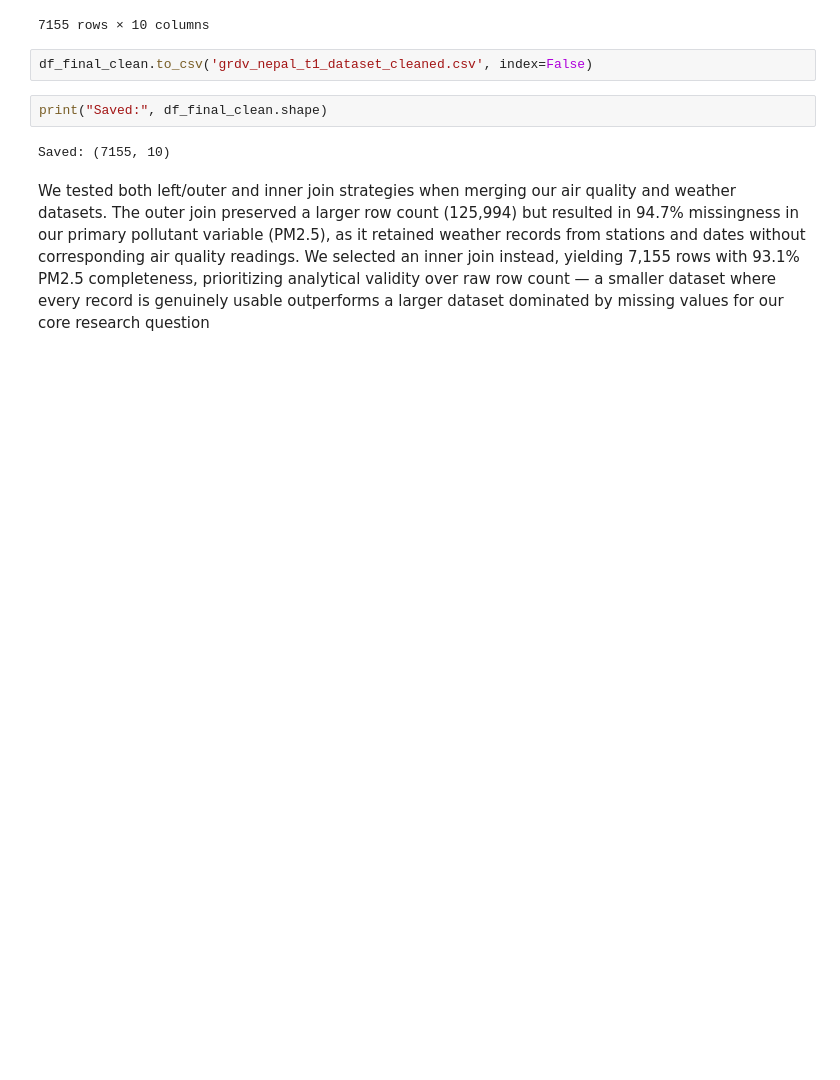
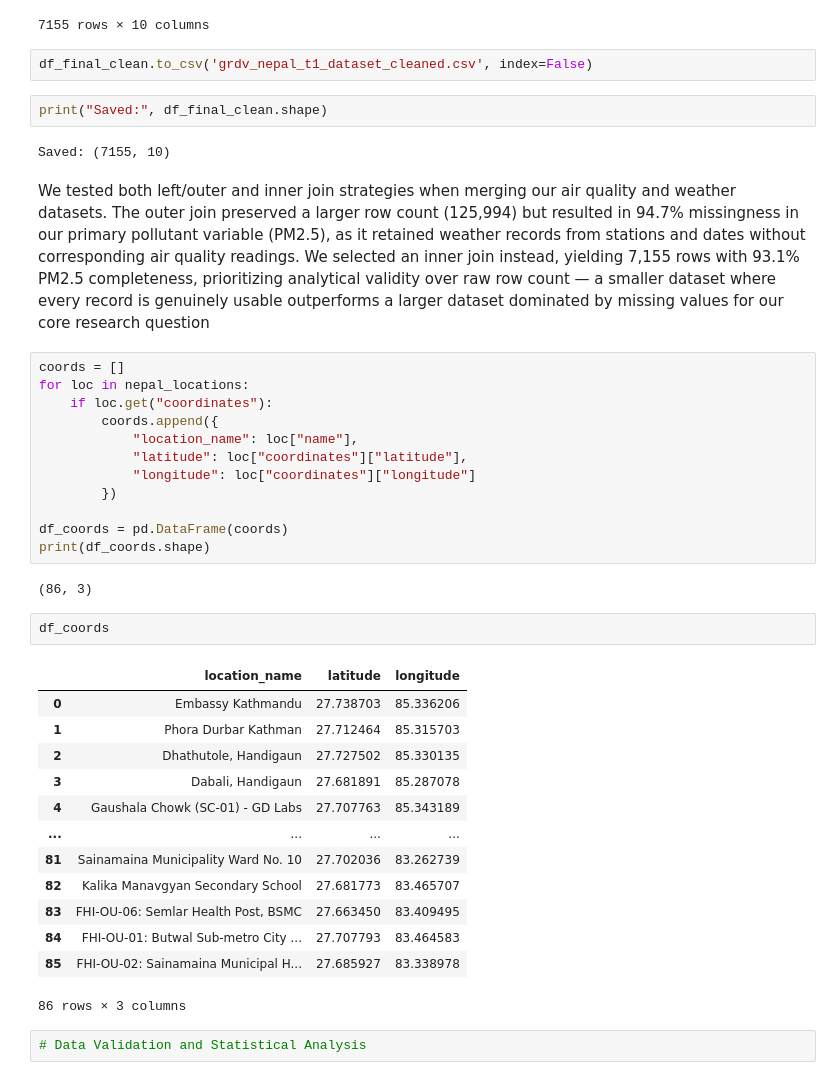
Before and after one commit to supriyatandukar/T1-AirQualityTourism, a Jupyter notebook: notebooks/final.ipynb, the cells around one changed output. Cells and saved outputs as stored; diff of their text form; blank space fills up the shorter version.

```diff
--- a/notebooks/final.ipynb
+++ b/notebooks/final.ipynb
@@ -1420,3 +1420,35 @@ print("Saved:", df_final_clean.shape)
 Saved: (7155, 10)
 # %% [markdown]
 We tested both left/outer and inner join strategies when merging our air quality and weather datasets. The outer join preserved a larger row count (125,994) but resulted in 94.7% missingness in our primary pollutant variable (PM2.5), as it retained weather records from stations and dates without corresponding air quality readings. We selected an inner join instead, yielding 7,155 rows with 93.1% PM2.5 completeness, prioritizing analytical validity over raw row count — a smaller dataset where every record is genuinely usable outperforms a larger dataset dominated by missing values for our core research question
+# %%
+coords = []
+for loc in nepal_locations:
+    if loc.get("coordinates"):
+        coords.append({
+            "location_name": loc["name"],
+            "latitude": loc["coordinates"]["latitude"],
+            "longitude": loc["coordinates"]["longitude"]
+        })
+
+df_coords = pd.DataFrame(coords)
+print(df_coords.shape)
+# %% [output]
+(86, 3)
+# %%
+df_coords
+# %% [output]
+|  | location_name | latitude | longitude |
+| 0 | Embassy Kathmandu | 27.738703 | 85.336206 |
+| 1 | Phora Durbar Kathman | 27.712464 | 85.315703 |
+| 2 | Dhathutole, Handigaun | 27.727502 | 85.330135 |
+| 3 | Dabali, Handigaun | 27.681891 | 85.287078 |
+| 4 | Gaushala Chowk (SC-01) - GD Labs | 27.707763 | 85.343189 |
+| ... | ... | ... | ... |
+| 81 | Sainamaina Municipality Ward No. 10 | 27.702036 | 83.262739 |
+| 82 | Kalika Manavgyan Secondary School | 27.681773 | 83.465707 |
+| 83 | FHI-OU-06: Semlar Health Post, BSMC | 27.663450 | 83.409495 |
+| 84 | FHI-OU-01: Butwal Sub-metro City ... | 27.707793 | 83.464583 |
+| 85 | FHI-OU-02: Sainamaina Municipal H... | 27.685927 | 83.338978 |
+86 rows × 3 columns
+# %%
+# Data Validation and Statistical Analysis
```
Also changed, not shown: parts of 11 cells of this notebook.
